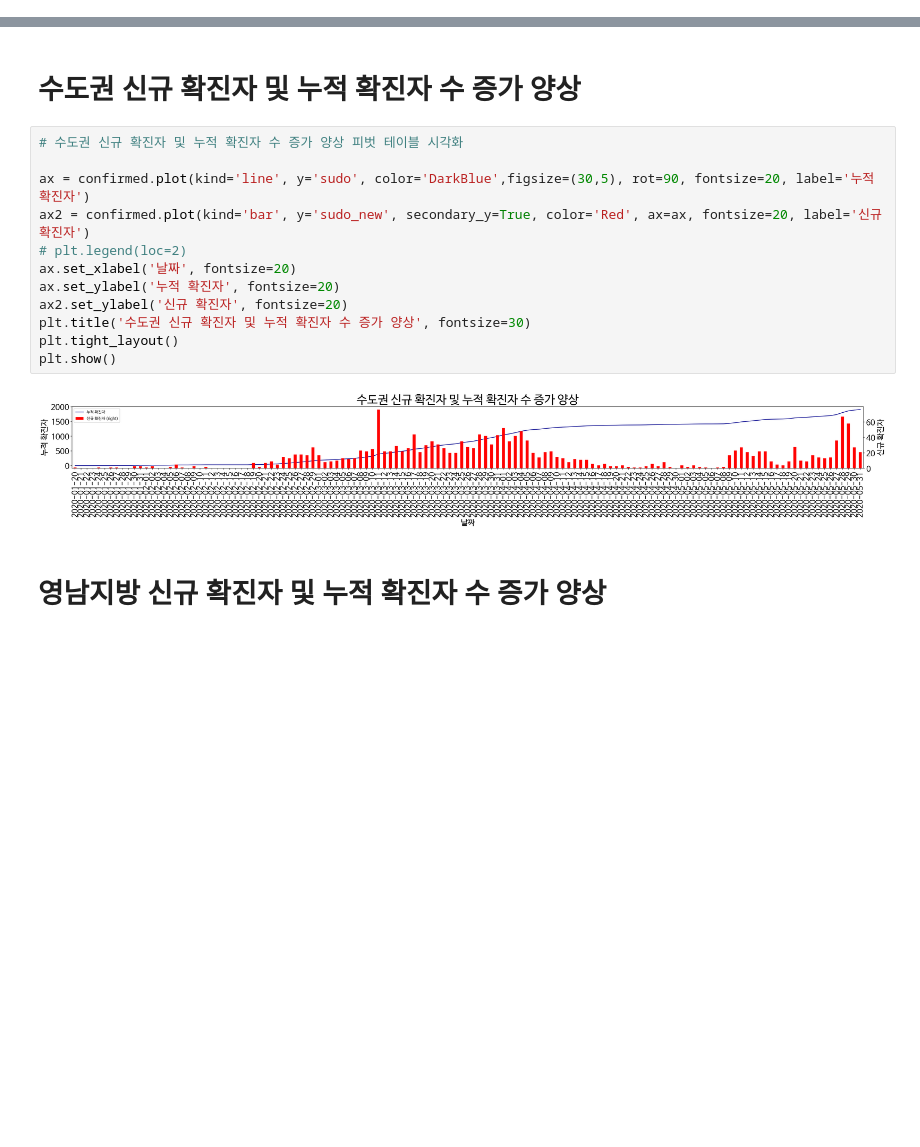
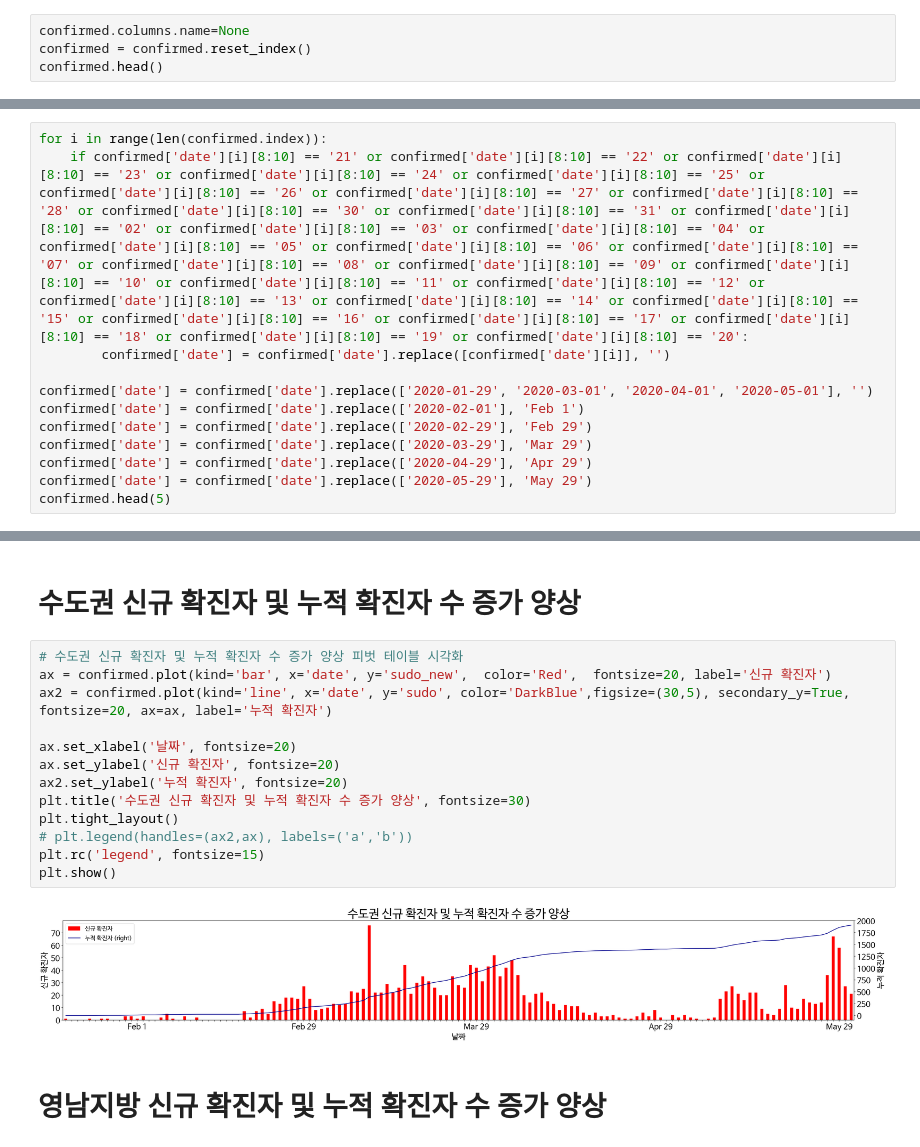
Before and after one commit to Shinest-changwon/OMG_coroan19_data_analysis, a Jupyter notebook: confirmed_province.ipynb, the cells around one changed output, grey strips where cells are left out. Cells and saved outputs as stored; diff of their text form; blank space fills up the shorter version.

```diff
--- a/confirmed_province.ipynb
+++ b/confirmed_province.ipynb
@@ -287,3 +287,7 @@ print('관동지방 신규 확진자 최대인 날짜: ', max_new_confirmed_date
 호서지방 신규 확진자 최대인 날짜 : 2020-02-28 , 최대 신규 확진자 수 : 28 명
 수도권 신규 확진자 최대인 날짜:  2020-03-11 , 최대 신규 확진자 수 : 76 명
 관동지방 신규 확진자 최대인 날짜:  2020-03-01 , 최대 신규 확진자 수 : 8 명
+# %%
+confirmed.columns.name=None
+confirmed = confirmed.reset_index()
+confirmed.head()
@@ -289,0 +305,12 @@ print('관동지방 신규 확진자 최대인 날짜: ', max_new_confirmed_date
+# %%
+for i in range(len(confirmed.index)):
+    if confirmed['date'][i][8:10] == '21' or confirmed['date'][i][8:10] == '22' or confirmed['date'][i][8:10] == '23' or confirmed['date'][i][8:10] == '24' or confirmed['date'][i][8:10] == '25' or confirmed['date'][i][8:10] == '26' or confirmed['date'][i][8:10] == '27' or confirmed['date'][i][8:10] == '28' or confirmed['date'][i][8:10] == '30' or confirmed['date'][i][8:10] == '31' or confirmed['date'][i][8:10] == '02' or confirmed['date'][i][8:10] == '03' or confirmed['date'][i][8:10] == '04' or confirmed['date'][i][8:10] == '05' or confirmed['date'][i][8:10] == '06' or confirmed['date'][i][8:10] == '07' or confirmed['date'][i][8:10] == '08' or confirmed['date'][i][8:10] == '09' or confirmed['date'][i][8:10] == '10' or confirmed['date'][i][8:10] == '11' or confirmed['date'][i][8:10] == '12' or confirmed['date'][i][8:10] == '13' or confirmed['date'][i][8:10] == '14' or confirmed['date'][i][8:10] == '15' or confirmed['date'][i][8:10] == '16' or confirmed['date'][i][8:10] == '17' or confirmed['date'][i][8:10] == '18' or confirmed['date'][i][8:10] == '19' or confirmed['date'][i][8:10] == '20':
+        confirmed['date'] = confirmed['date'].replace([confirmed['date'][i]], '')
+
+confirmed['date'] = confirmed['date'].replace(['2020-01-29', '2020-03-01', '2020-04-01', '2020-05-01'], '')
+confirmed['date'] = confirmed['date'].replace(['2020-02-01'], 'Feb 1')
+confirmed['date'] = confirmed['date'].replace(['2020-02-29'], 'Feb 29')
+confirmed['date'] = confirmed['date'].replace(['2020-03-29'], 'Mar 29')
+confirmed['date'] = confirmed['date'].replace(['2020-04-29'], 'Apr 29')
+confirmed['date'] = confirmed['date'].replace(['2020-05-29'], 'May 29')
+confirmed.head(5)
@@ -291,18 +325,19 @@ print('관동지방 신규 확진자 최대인 날짜: ', max_new_confirmed_date
 # 수도권 신규 확진자 및 누적 확진자 수 증가 양상
 # %%
 # 수도권 신규 확진자 및 누적 확진자 수 증가 양상 피벗 테이블 시각화
+ax = confirmed.plot(kind='bar', x='date', y='sudo_new',  color='Red',  fontsize=20, label='신규 확진자')
+ax2 = confirmed.plot(kind='line', x='date', y='sudo', color='DarkBlue',figsize=(30,5), secondary_y=True, fontsize=20, ax=ax, label='누적 확진자')
 
-ax = confirmed.plot(kind='line', y='sudo', color='DarkBlue',figsize=(30,5), rot=90, fontsize=20, label='누적 확진자')
-ax2 = confirmed.plot(kind='bar', y='sudo_new', secondary_y=True, color='Red', ax=ax, fontsize=20, label='신규 확진자')
-# plt.legend(loc=2)
 ax.set_xlabel('날짜', fontsize=20)
-ax.set_ylabel('누적 확진자', fontsize=20)
-ax2.set_ylabel('신규 확진자', fontsize=20)
+ax.set_ylabel('신규 확진자', fontsize=20)
+ax2.set_ylabel('누적 확진자', fontsize=20)
 plt.title('수도권 신규 확진자 및 누적 확진자 수 증가 양상', fontsize=30)
 plt.tight_layout()
+# plt.legend(handles=(ax2,ax), labels=('a','b'))
+plt.rc('legend', fontsize=15)
 plt.show()
 # %% [output]
-[figure, old version]
+[figure, new version]
 # %% [markdown]
 # 영남지방 신규 확진자 및 누적 확진자 수 증가 양상
 # %%
```
Also changed, not shown: parts of 8 cells of this notebook, 1 other file.
